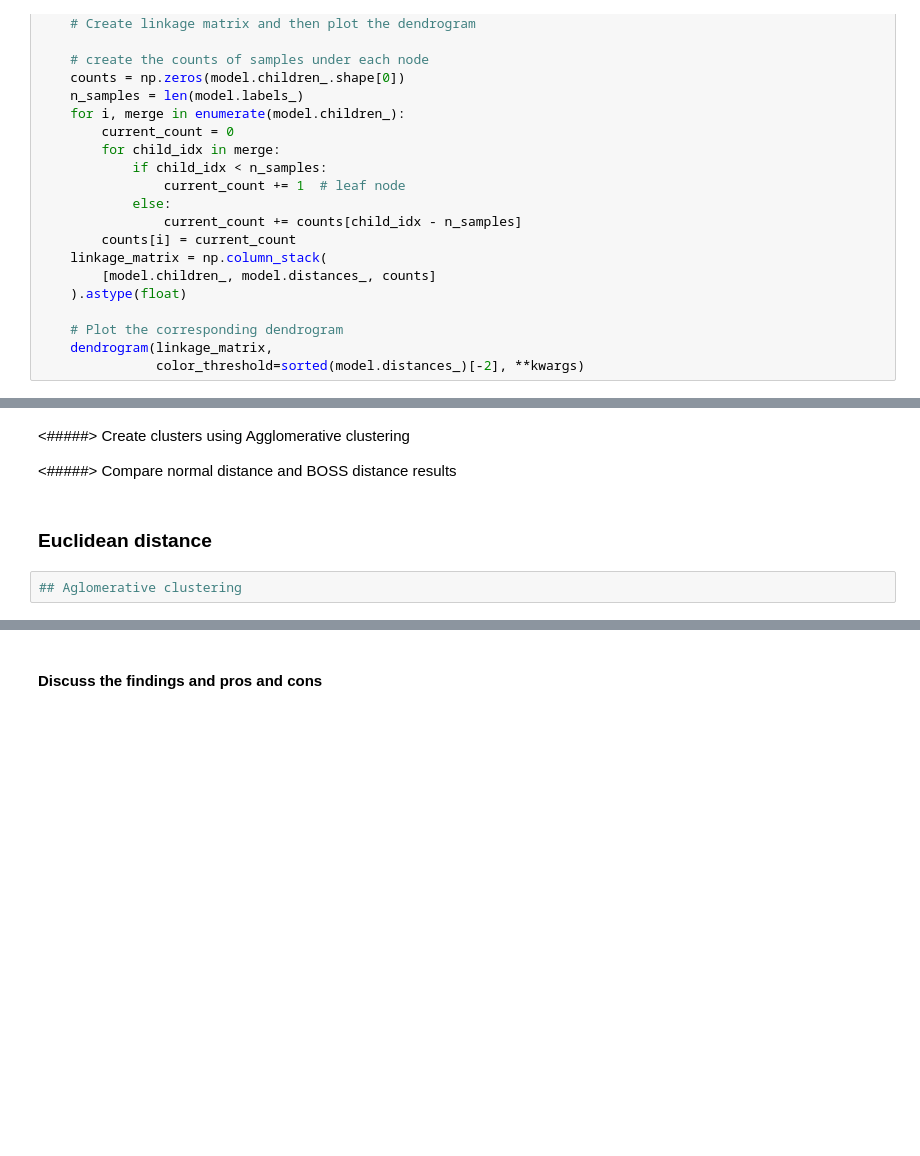
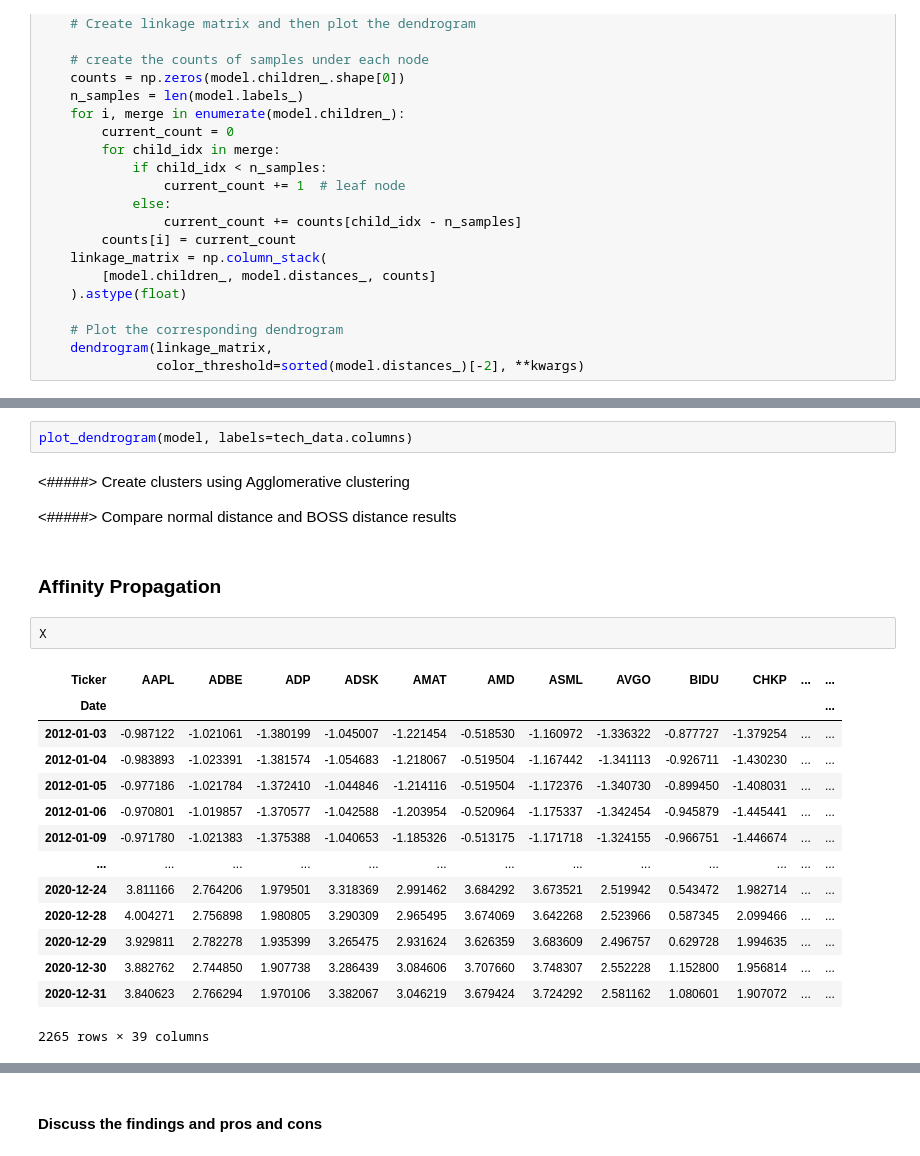
Before and after one commit to pmnerfed/capstone_option_trading, a Jupyter notebook: Review/Review.ipynb, the cells around one changed output, grey strips where cells are left out. Drawn from its saved outputs; the diff is of its cells as text; blank space fills up the shorter version.

```diff
--- a/Review/Review.ipynb
+++ b/Review/Review.ipynb
@@ -523,8 +616,25 @@ plot_dendrogram(model, orientation='left')
+# %%
+plot_dendrogram(model, labels=tech_data.columns)
 # %% [markdown]
 <#####> Create clusters using Agglomerative clustering
 
 <#####> Compare normal distance and BOSS distance results
-# %% [markdown]
-### Euclidean distance
-# %%
-## Aglomerative clustering
+# %% [markdown]
+### Affinity Propagation
+# %%
+X
+# %% [output]
+| Ticker | AAPL | ADBE | ADP | ADSK | AMAT | AMD | ASML | AVGO | BIDU | CHKP | ... | ... |
+| Date |  |  |  |  |  |  |  |  |  |  |  | ... |
+| 2012-01-03 | -0.987122 | -1.021061 | -1.380199 | -1.045007 | -1.221454 | -0.518530 | -1.160972 | -1.336322 | -0.877727 | -1.379254 | ... | ... |
+| 2012-01-04 | -0.983893 | -1.023391 | -1.381574 | -1.054683 | -1.218067 | -0.519504 | -1.167442 | -1.341113 | -0.926711 | -1.430230 | ... | ... |
+| 2012-01-05 | -0.977186 | -1.021784 | -1.372410 | -1.044846 | -1.214116 | -0.519504 | -1.172376 | -1.340730 | -0.899450 | -1.408031 | ... | ... |
+| 2012-01-06 | -0.970801 | -1.019857 | -1.370577 | -1.042588 | -1.203954 | -0.520964 | -1.175337 | -1.342454 | -0.945879 | -1.445441 | ... | ... |
+| 2012-01-09 | -0.971780 | -1.021383 | -1.375388 | -1.040653 | -1.185326 | -0.513175 | -1.171718 | -1.324155 | -0.966751 | -1.446674 | ... | ... |
+| ... | ... | ... | ... | ... | ... | ... | ... | ... | ... | ... | ... | ... |
+| 2020-12-24 | 3.811166 | 2.764206 | 1.979501 | 3.318369 | 2.991462 | 3.684292 | 3.673521 | 2.519942 | 0.543472 | 1.982714 | ... | ... |
+| 2020-12-28 | 4.004271 | 2.756898 | 1.980805 | 3.290309 | 2.965495 | 3.674069 | 3.642268 | 2.523966 | 0.587345 | 2.099466 | ... | ... |
+| 2020-12-29 | 3.929811 | 2.782278 | 1.935399 | 3.265475 | 2.931624 | 3.626359 | 3.683609 | 2.496757 | 0.629728 | 1.994635 | ... | ... |
+| 2020-12-30 | 3.882762 | 2.744850 | 1.907738 | 3.286439 | 3.084606 | 3.707660 | 3.748307 | 2.552228 | 1.152800 | 1.956814 | ... | ... |
+| 2020-12-31 | 3.840623 | 2.766294 | 1.970106 | 3.382067 | 3.046219 | 3.679424 | 3.724292 | 2.581162 | 1.080601 | 1.907072 | ... | ... |
+2265 rows × 39 columns
```
Also changed, not shown: parts of 25 cells of this notebook.
